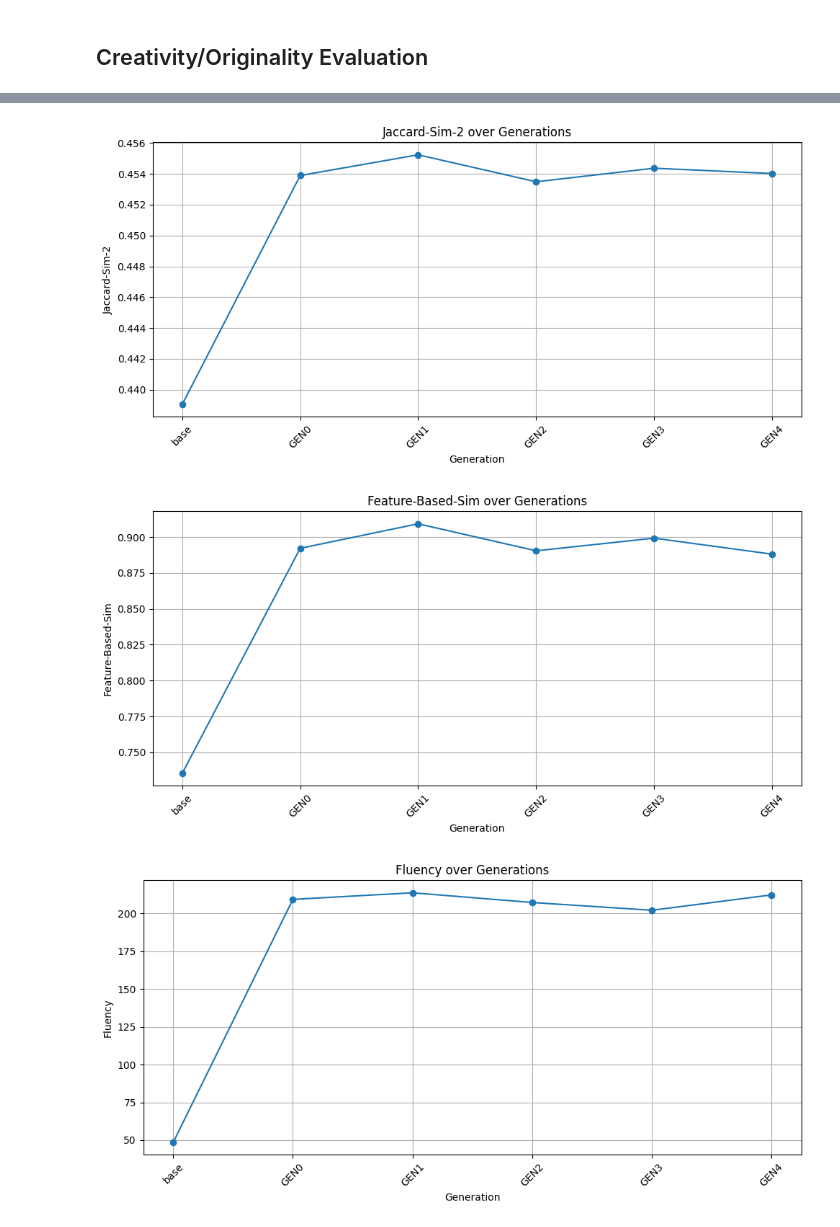
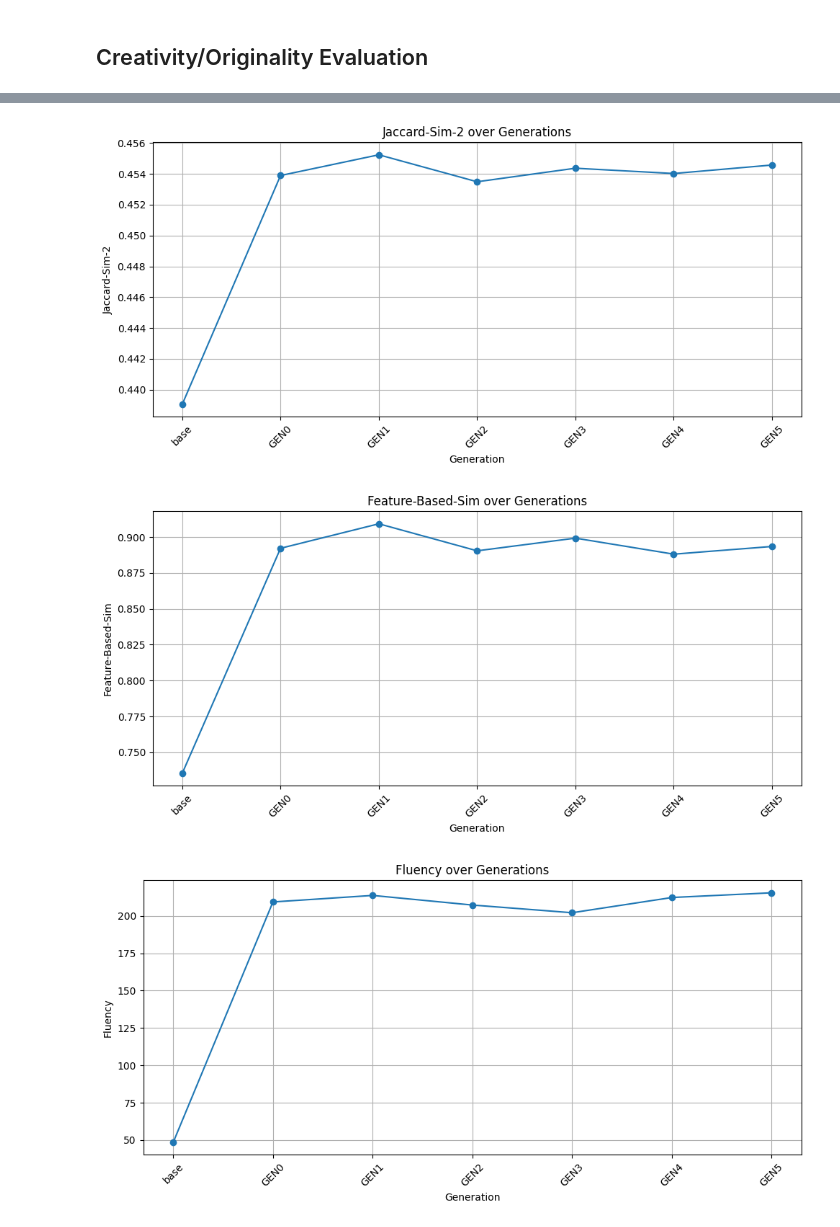
Before and after one commit to VasilisAvgoustakis/BA_Thesis_Experiment, a Jupyter notebook: evaluation.ipynb, the cells around one changed output, grey strips where cells are left out. Saved outputs shown, nothing was run; the diff lists cells and outputs as text; code cells hidden in the pictures.

```diff
--- a/evaluation.ipynb
+++ b/evaluation.ipynb
@@ -88,7 +121,8 @@ eval_files2 = [
     "outputs/gen1/eval_table_gen1_2.csv",
     "outputs/gen2/eval_table_gen2_2.csv",
     "outputs/gen3/eval_table_gen3_2.csv",
-    "outputs/gen4/eval_table_gen4_2.csv"
+    "outputs/gen4/eval_table_gen4_2.csv",
+    "outputs/gen5/eval_table_gen5_2.csv"
 ]
 
 columns2 = ["Jaccard-Sim-2", "Feature-Based-Sim", "Fluency", "Flexibility", "Originality"]
@@ -105,3 +140,3 @@ GEN4       0.454027           0.888057  212.320000    94.450000     0.684917
-[figure, old version]
+[figure, new version]
-[figure, old version]
+[figure, new version]
-[figure, old version]
+[figure, new version]
```
Also changed, not shown: parts of 5 cells of this notebook, 19 other files.
